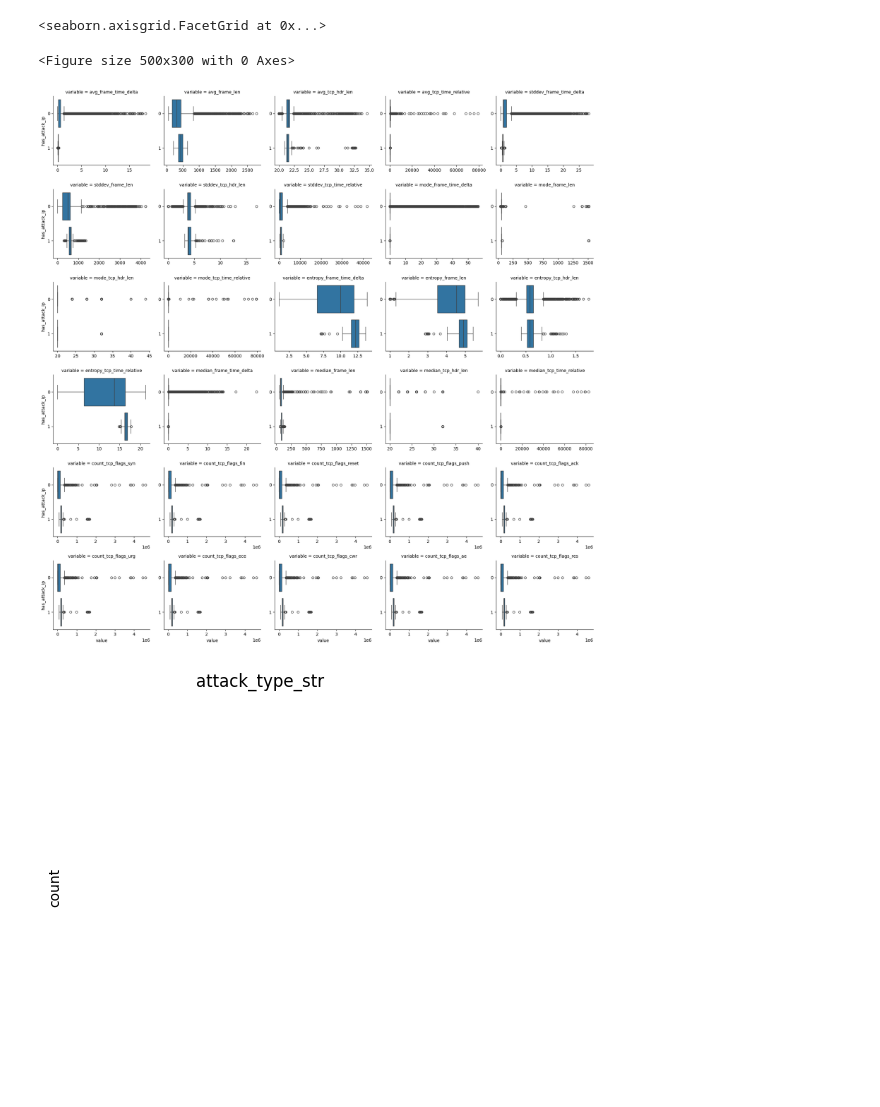
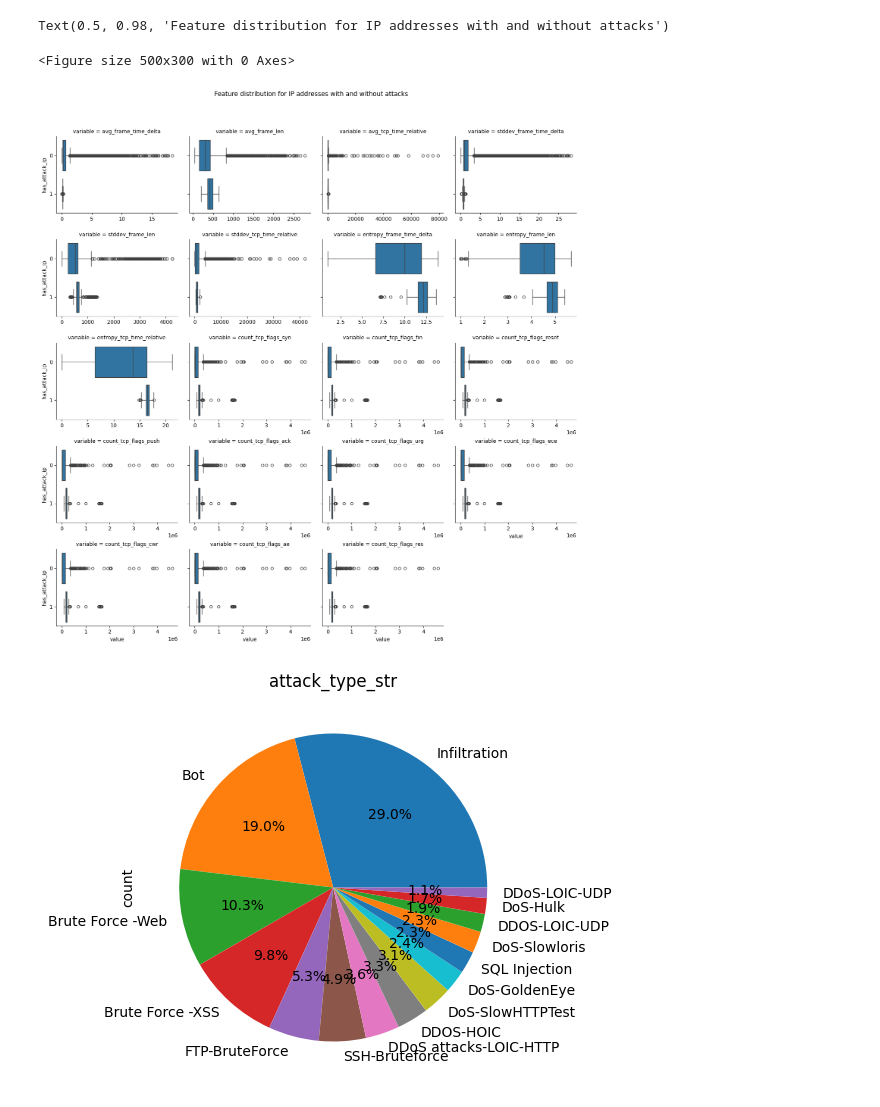
Before and after one commit to nlaha/cpts475_ML_intrusion_detection, a Jupyter notebook: analysis.ipynb, the cells around one changed output. Cells and saved outputs as stored; diff of their text form; code cells hidden in the pictures.

```diff
--- a/analysis.ipynb
+++ b/analysis.ipynb
@@ -46,28 +46,15 @@ plt.figure(figsize=(5, 3))
 bots_data_melt = full_data.melt(id_vars=['date_minutes', 'attack_type', 'is_attack', 'has_attack_ip'], value_vars=[
     'avg_frame_time_delta',
     'avg_frame_len',
-    'avg_tcp_hdr_len',
     'avg_tcp_time_relative',
 
     'stddev_frame_time_delta',
     'stddev_frame_len',
-    'stddev_tcp_hdr_len',
     'stddev_tcp_time_relative',
-
-    'mode_frame_time_delta',
-    'mode_frame_len',
-    'mode_tcp_hdr_len',
-    'mode_tcp_time_relative',
 
     'entropy_frame_time_delta',
     'entropy_frame_len',
-    'entropy_tcp_hdr_len',
     'entropy_tcp_time_relative',
-
-    'median_frame_time_delta',
-    'median_frame_len',
-    'median_tcp_hdr_len',
-    'median_tcp_time_relative',
 
     'count_tcp_flags_syn',
     'count_tcp_flags_fin',
@@ -98,28 +85,32 @@ sns.catplot(
     kind='box',
     col='variable',
     orient='h',
-    col_wrap=5,
-    sharey=False,
+    col_wrap=4,
+    sharey=True,
     sharex=False,
     height=3,
     aspect=1.2,
     margin_titles=True,
 )
+
+# add title on top of facet grid
+plt.subplots_adjust(top=0.9)
+plt.suptitle('Feature distribution for IP addresses with and without attacks')
 # %% [output]
-<seaborn.axisgrid.FacetGrid at 0x...>
+Text(0.5, 0.98, 'Feature distribution for IP addresses with and without attacks')
 <Figure size 500x300 with 0 Axes>
-[figure, old version]
+[figure, new version]
 # %%
 # also plot attack_type with pie chart for attack_types not equal to 0
 ATTACK_TYPE_MAPPING_INV = {v: k for k, v in ATTACK_TYPE_MAPPING.items()}
 full_data['attack_type_str'] = full_data['attack_type'].map(ATTACK_TYPE_MAPPING_INV)
 
 # remove attack_type 0
-data_no_benign = full_data[full_data['attack_type_str'] != 'benign']
+data_no_benign = full_data[full_data['attack_type_str'] != 'Benign']
 
 plt.figure(figsize=(5, 5))
 data_no_benign['attack_type_str'].value_counts().plot.pie(autopct='%1.1f%%')
 plt.title('attack_type_str')
 plt.show()
 # %% [output]
-[figure, old version]
+[figure, new version]
```
Also changed, not shown: parts of 1 cell of this notebook, 2 other files.
